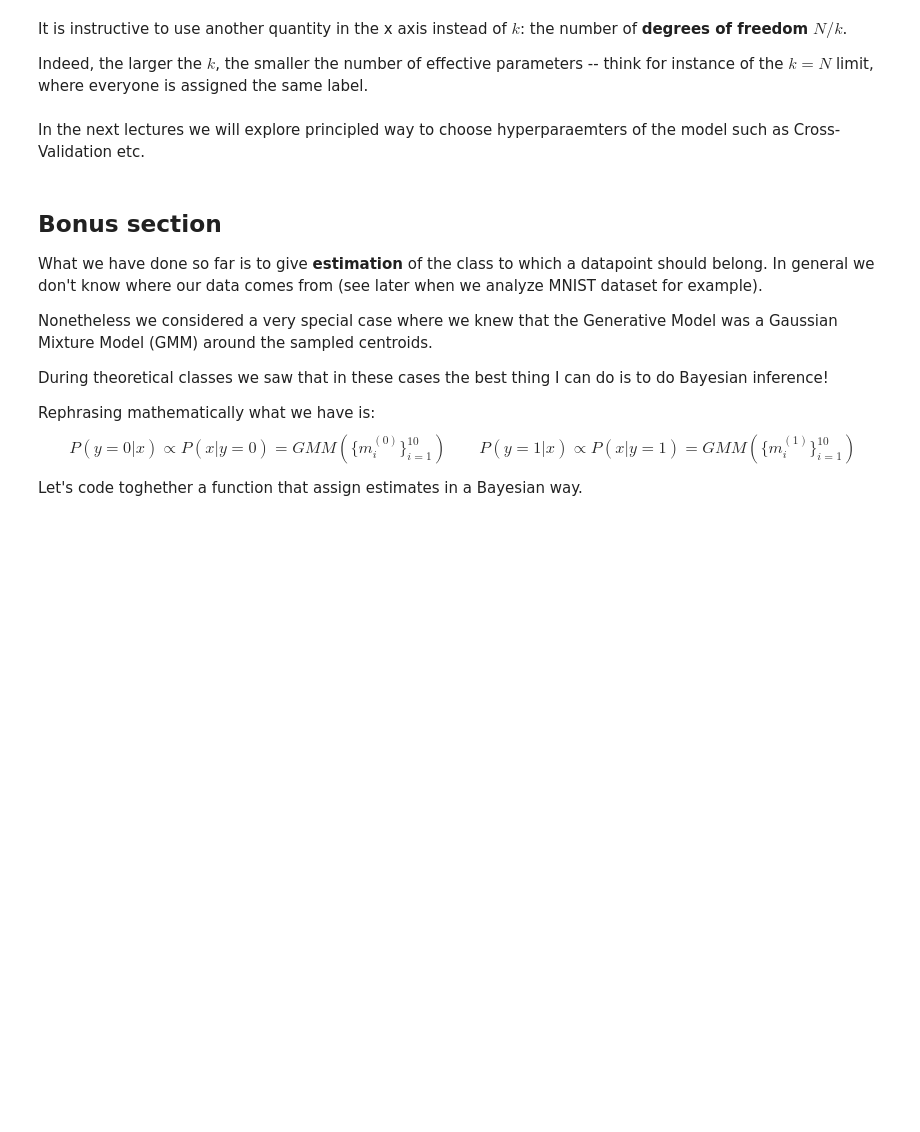
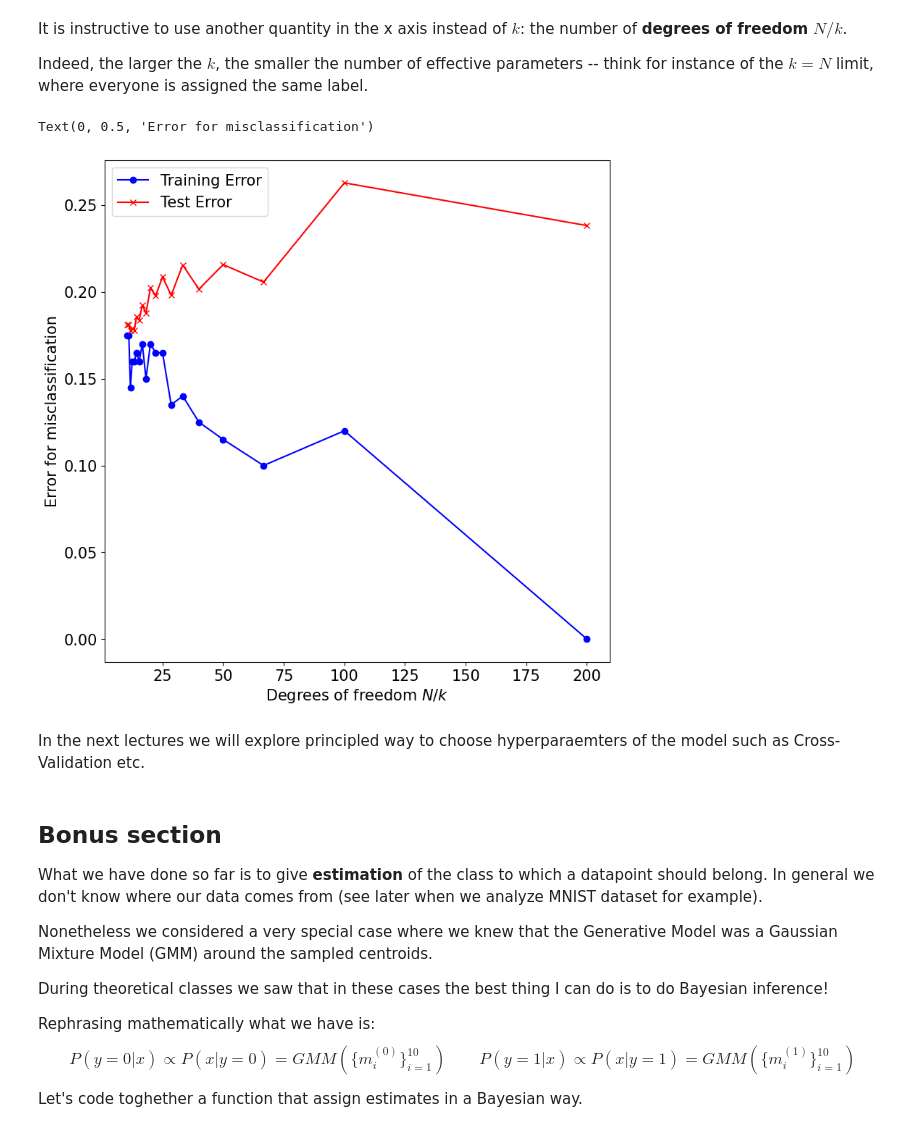
Before and after one commit to Jerry0209/FundamentalLearningEPFL, a Jupyter notebook: TP3/TP3_FoIL_public_Jerry.ipynb, the cells around one changed output. Drawn from its saved outputs; the diff is of its cells as text; code cells hidden in the pictures; blank space fills up the shorter version.

```diff
--- a/TP3/TP3_FoIL_public_Jerry.ipynb
+++ b/TP3/TP3_FoIL_public_Jerry.ipynb
@@ -206,3 +269,15 @@ def knn_test(X_train, y_train, X_test, y_test, k):
+# %%
+def knn_test(X_train, y_train, X_test, y_test, k):
+    n_test_samples = len(X_test)
+    distances = cdist(X_test, X_train) # Calculate distances between test and train points
+    estimate = np.zeros(n_test_samples)
+
+    for i in range(n_test_samples):
+        nns = np.argpartition(distances[i, :], k)[:k]
+
+        estimate[i] = int(sum(y_train[nns] == 1) > sum(y_train[nns] == 0))
+
+    return estimate
 # %%
 est_testlabels = knn_test(X, y, X_test, y_test, 10)
 
@@ -249,6 +348,17 @@ It is instructive to use another quantity in the x axis instead of $k$: the numb
 Indeed, the larger the $k$, the smaller the number of effective parameters -- think for instance of the $k = N$ limit, where everyone is assigned the same label.
 # %%
 ### Plot as a function of N/k ###
+# %%
+# Plot error as a function of the degrees of freedom
+plt.plot(len(y) / np.array(ks), train_error, "o-", color='blue', label = "Training Error")
+plt.plot(len(y) / np.array(ks), test_error, "x-", color='red', label = "Test Error")
+plt.legend()
+plt.xlabel(r"Degrees of freedom $N / k$")
+plt.ylabel("Error for misclassification")
+#plt.ylim((0.025, 0.15))
+# %% [output]
+Text(0, 0.5, 'Error for misclassification')
+[figure, added]
 # %% [markdown]
 In the next lectures we will explore principled way to choose hyperparaemters of the model such as Cross-Validation etc.
 # %% [markdown]
```
Also changed, not shown: parts of 15 cells of this notebook.
